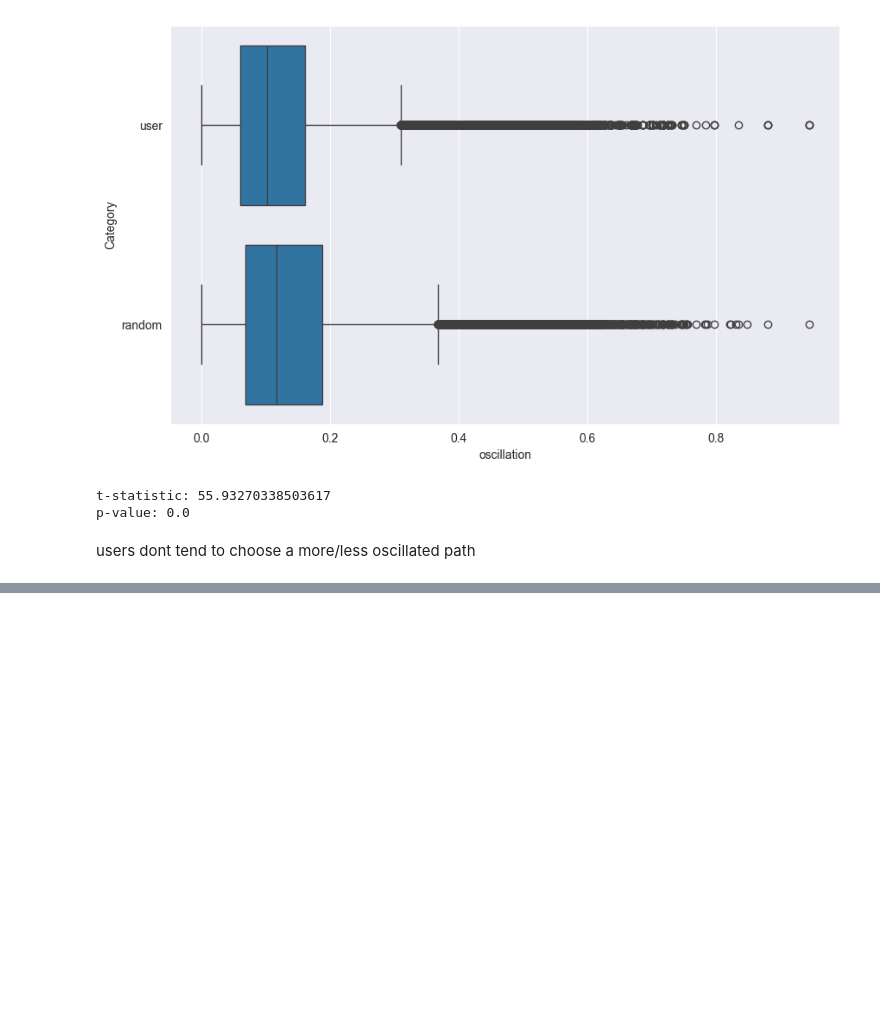
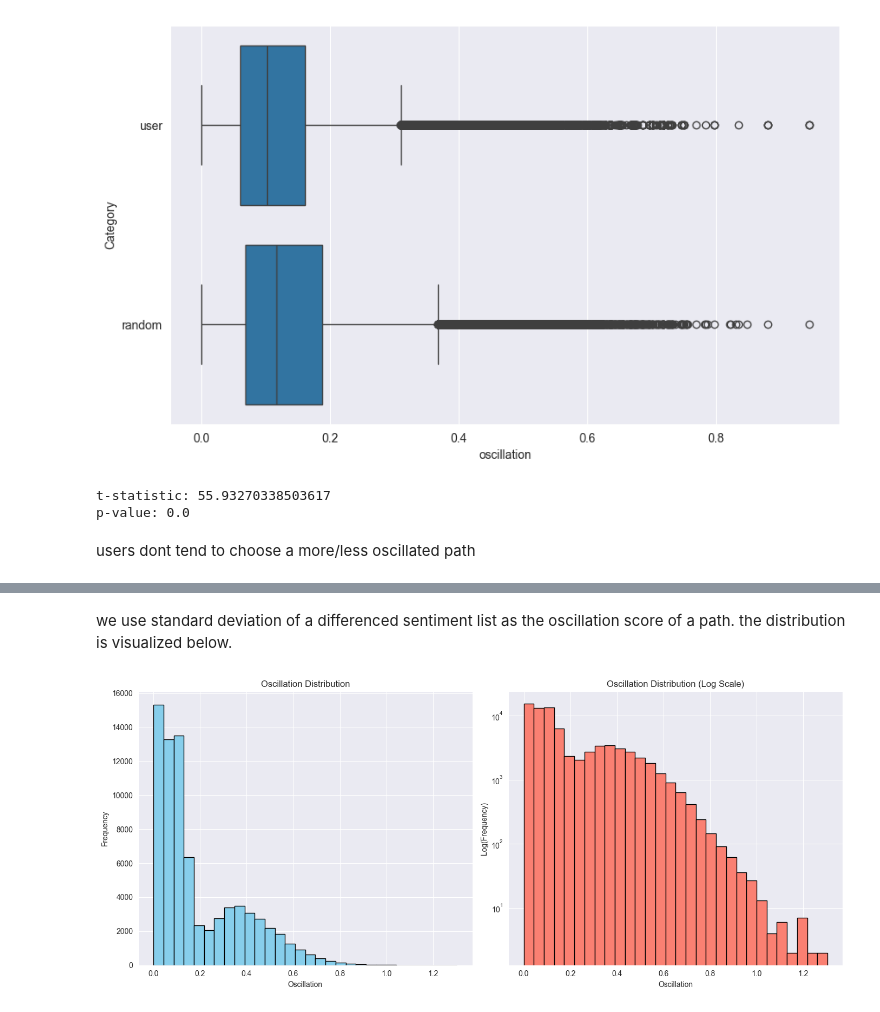
Before and after one commit to epfl-ada/ada-2023-project-statsquad3, a Jupyter notebook: subquestion4.ipynb, the cells around one changed output, grey strips where cells are left out. Saved outputs shown, nothing was run; the diff lists cells and outputs as text; code cells hidden in the pictures; blank space fills up the shorter version.

```diff
--- a/subquestion4.ipynb
+++ b/subquestion4.ipynb
@@ -226,0 +232,25 @@ users dont tend to choose a more/less oscillated path
+# %%
+import pickle
+# load pickled data
+with open('./df_paths1.pickle', 'rb') as f:
+    df = pickle.load(f)
+# %%
+def std_differenced_series(l):
+    if(len(l) < 2):
+        return 0
+    return np.std(np.diff(l))
+
+
+df['src'] = df['Scores'].apply(lambda x: x[0])
+df['dst'] = df['Scores'].apply(lambda x: x[-1])
+df['hp'] = df['Scores'].apply(lambda x: np.percentile(x, 25))
+df['mp'] = df['Scores'].apply(lambda x: np.percentile(x, 50))
+df['lp'] = df['Scores'].apply(lambda x: np.percentile(x, 75))
+df.loc[df['Target score'].notna(), 'dst'] = df.loc[df['Target score'].notna(), 'Target score']
+df['oscillation'] = df['Scores'].apply(lambda x: std_differenced_series(x))
+df['diff'] = np.abs(df['dst'] - df['src'])
+df['length'] = df['Scores'].apply(lambda x: len(x))
+df['mean'] = df['Scores'].apply(lambda x: np.mean(x))
+# output the df to csv
+# df.to_csv('../data/paths_sentiment.csv', index=False)
+df['oscillation'].describe()
@@ -226,0 +267,17 @@ users dont tend to choose a more/less oscillated path
+# %% [markdown]
+we use standard deviation of a differenced sentiment list as the oscillation score of a path. the distribution is visualized below.
+# %%
+
+fig, (ax1, ax2) = plt.subplots(1, 2, figsize=(14, 6))
+ax1.hist(df['oscillation'], bins=30, color='skyblue', edgecolor='black')
+ax1.set_title('Oscillation Distribution')
+ax1.set_xlabel('Oscillation')
+ax1.set_ylabel('Frequency')
+ax2.hist(df['oscillation'], bins=30, color='salmon', edgecolor='black', log=True)
+ax2.set_title('Oscillation Distribution (Log Scale)')
+ax2.set_xlabel('Oscillation')
+ax2.set_ylabel('Log(Frequency)')
+plt.tight_layout()
+plt.show()
+# %% [output]
+[figure, added]
```
Also changed, not shown: parts of 17 cells of this notebook.
